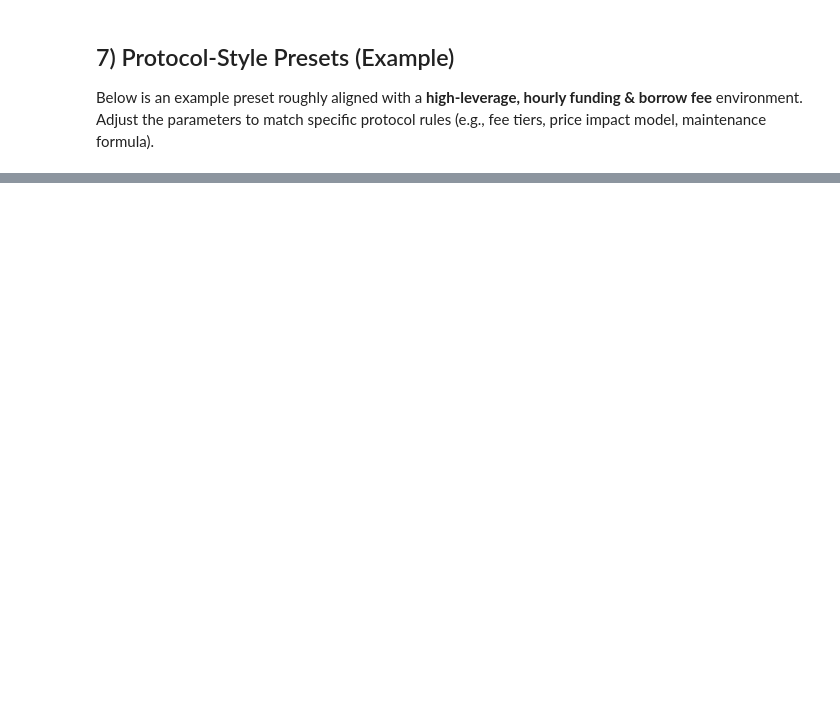
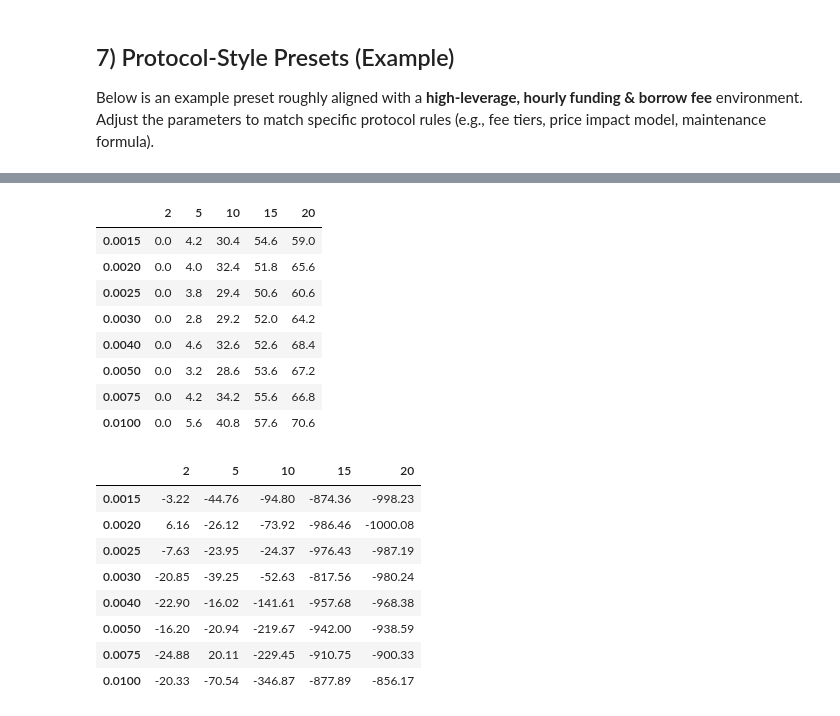
Before and after one commit to LucaPennella/sok-defi-derivatives, a Jupyter notebook: Perpetuals-Simulation-Notebook.ipynb, the cells around one changed output, grey strips where cells are left out. Saved outputs shown, nothing was run; the diff lists cells and outputs as text; code cells hidden in the pictures; blank space fills up the shorter version.

```diff
--- a/Perpetuals-Simulation-Notebook.ipynb
+++ b/Perpetuals-Simulation-Notebook.ipynb
@@ -628,0 +655,53 @@ Preset — Average PnL: -97.09 | Liq Prob: 38.80%
+# %%
+def table_pnl_stat_mmr_leverage(
+    mmr_list: List[float],
+    leverage_list: List[float],
+    n_runs: int,
+    base_price: PriceProcessParams,
+    base_perp: PerpParams,
+    stat_fn: Callable[[np.ndarray], float] = np.median,  # or np.mean
+    decimals: int = 2,
+) -> pd.DataFrame:
+    """
+    Returns a DataFrame with index=maintenance margin, columns=leverage,
+    values = PnL-based statistic (e.g., median or mean realized PnL).
+    """
+    data = np.zeros((len(mmr_list), len(leverage_list)))
+    for i, mmr in enumerate(mmr_list):
+        for j, L in enumerate(leverage_list):
+            price_p = PriceProcessParams(**{**base_price.__dict__})
+            perp_p  = PerpParams(**{**base_perp.__dict__, "maintenance_margin_rate": mmr, "leverage": L})
+            out = simulate_batch(n_runs=n_runs, price_params=price_p, perp_params=perp_p)
+            pnl = out["df"]["realized_pnl"].values
+            data[i, j] = stat_fn(pnl)
+
+    df = pd.DataFrame(data, index=mmr_list, columns=leverage_list)
+    return df.round(decimals)
+# %%
+mmr_grid  = [0.0015, 0.0020, 0.0025, 0.0030, 0.0040, 0.0050, 0.0075, 0.0100]
+lev_grid  = [2, 5, 10, 15, 20]
+
+tbl_liq = table_liq_prob_mmr_leverage(mmr_grid, lev_grid, n_runs=500, base_price=price_p, base_perp=perp_base)
+tbl_pnl = table_pnl_stat_mmr_leverage(mmr_grid, lev_grid, n_runs=500, base_price=price_p, base_perp=perp_base, stat_fn=np.median)
+
+display(tbl_liq)  # liquidation probability (%)
+display(tbl_pnl)  # median realized PnL
+# %% [output]
+|  | 2 | 5 | 10 | 15 | 20 |
+| 0.0015 | 0.0 | 4.2 | 30.4 | 54.6 | 59.0 |
+| 0.0020 | 0.0 | 4.0 | 32.4 | 51.8 | 65.6 |
+| 0.0025 | 0.0 | 3.8 | 29.4 | 50.6 | 60.6 |
+| 0.0030 | 0.0 | 2.8 | 29.2 | 52.0 | 64.2 |
+| 0.0040 | 0.0 | 4.6 | 32.6 | 52.6 | 68.4 |
+| 0.0050 | 0.0 | 3.2 | 28.6 | 53.6 | 67.2 |
+| 0.0075 | 0.0 | 4.2 | 34.2 | 55.6 | 66.8 |
+| 0.0100 | 0.0 | 5.6 | 40.8 | 57.6 | 70.6 |
+|  | 2 | 5 | 10 | 15 | 20 |
+| 0.0015 | -3.22 | -44.76 | -94.80 | -874.36 | -998.23 |
+| 0.0020 | 6.16 | -26.12 | -73.92 | -986.46 | -1000.08 |
+| 0.0025 | -7.63 | -23.95 | -24.37 | -976.43 | -987.19 |
+| 0.0030 | -20.85 | -39.25 | -52.63 | -817.56 | -980.24 |
+| 0.0040 | -22.90 | -16.02 | -141.61 | -957.68 | -968.38 |
+| 0.0050 | -16.20 | -20.94 | -219.67 | -942.00 | -938.59 |
+| 0.0075 | -24.88 | 20.11 | -229.45 | -910.75 | -900.33 |
+| 0.0100 | -20.33 | -70.54 | -346.87 | -877.89 | -856.17 |
```
Also changed, not shown: parts of 8 cells of this notebook.
